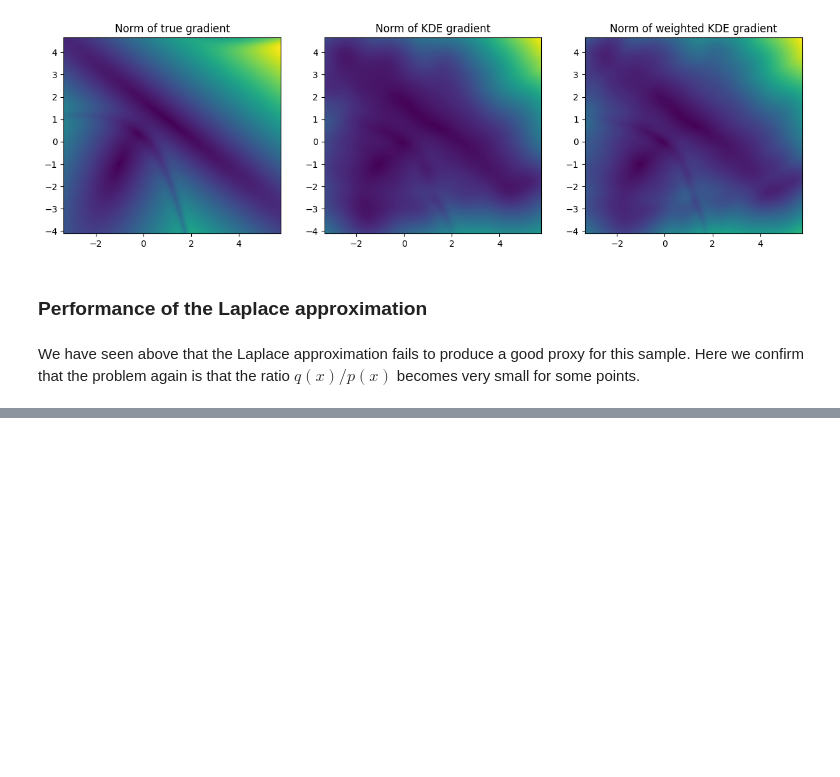
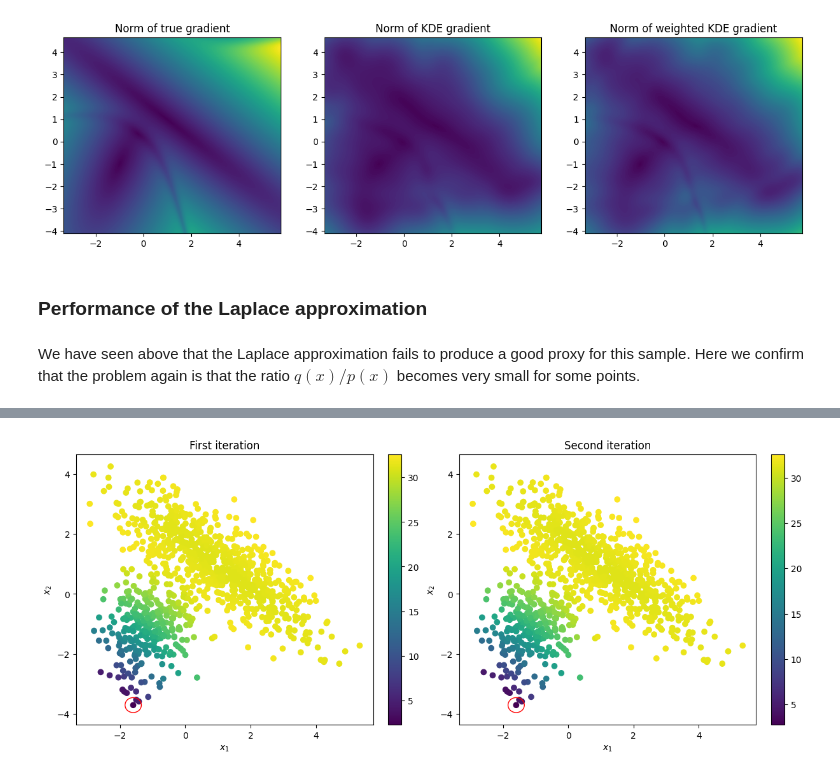
Before and after one commit to aglebov/gradient-free-mcmc-postprocessing, a Jupyter notebook: code/notebooks/gaussian_mixture/Gaussian_mixture.ipynb, the cells around one changed output, grey strips where cells are left out. Cells and saved outputs as stored; diff of their text form; code cells hidden in the pictures; blank space fills up the shorter version.

```diff
--- a/code/notebooks/gaussian_mixture/Gaussian_mixture.ipynb
+++ b/code/notebooks/gaussian_mixture/Gaussian_mixture.ipynb
@@ -505,0 +507,27 @@ np.exp(-35)
+# %%
+integrand_gf = _make_stein_gf_integrand(sample, log_p, log_q_laplace, gradient_q_laplace)
+km_gf = kmat(integrand_gf, sample.shape[0])
+km_gf_vals = km_gf[np.triu_indices_from(km_gf)]
+first_selected_idx = np.argmin(np.diag(km_gf))
+first_iteration_obj = np.diag(km_gf) / 2
+second_iteration_obj = np.diag(km_gf) / 2 + km_gf[first_selected_idx, :]
+# %%
+fig, axs = plt.subplots(1, 2, figsize=(12, 5), constrained_layout=True);
+
+scatter = axs[0].scatter(sample[:, 0], sample[:, 1], c=np.log(first_iteration_obj) / np.log(10));
+axs[0].add_patch(plt.Circle(sample[np.argmin(first_iteration_obj)], 0.25, color='red', fill=False));
+axs[0].set_title('First iteration');
+axs[0].set_xlabel('$x_1$');
+axs[0].set_ylabel('$x_2$');
+fig.colorbar(scatter, ax=axs[0]);
+
+scatter = axs[1].scatter(sample[:, 0], sample[:, 1], c=np.log(second_iteration_obj) / np.log(10));
+axs[1].add_patch(plt.Circle(sample[np.argmin(second_iteration_obj)], 0.25, color='red', fill=False));
+axs[1].set_title('Second iteration');
+axs[1].set_xlabel('$x_1$');
+axs[1].set_ylabel('$x_2$');
+fig.colorbar(scatter, ax=axs[1]);
+
+fig.savefig(FIGURES_PATH / 'gaussian-mixture-laplace-first-iterations.pdf');
+# %% [output]
+[figure, added]
```
Also changed, not shown: parts of 21 cells of this notebook, 21 other files.
